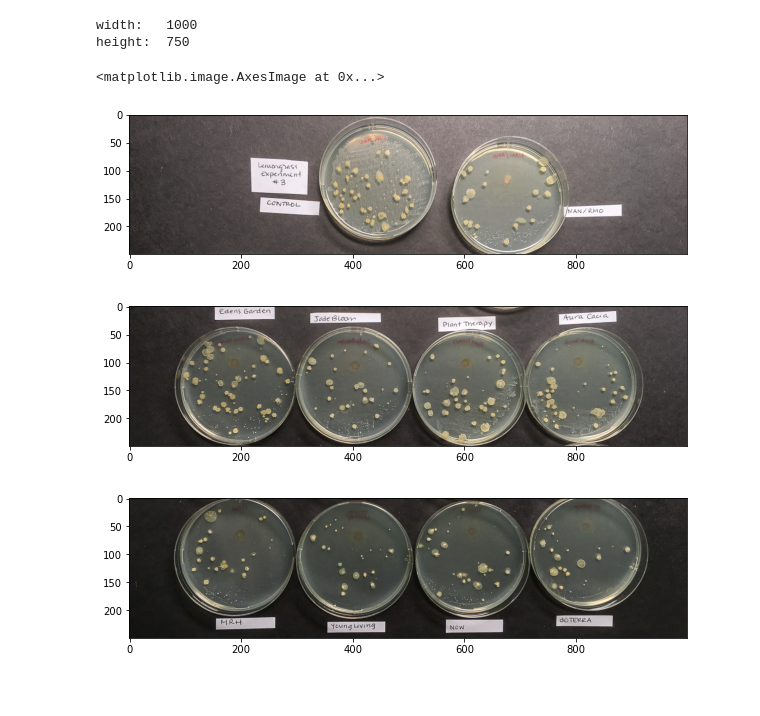
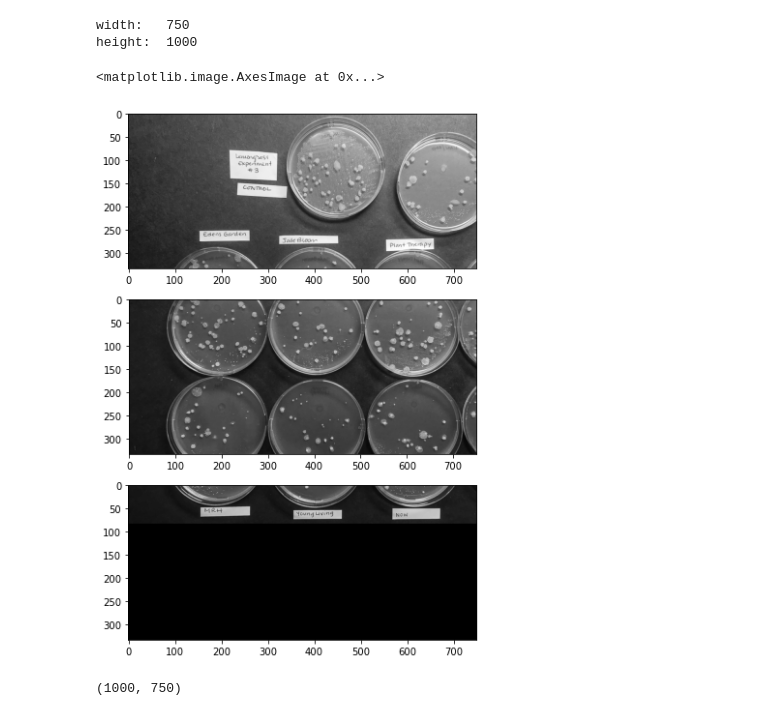
Before and after one commit to T-Wisse/Casimir-programming, a Jupyter notebook: current_S.ipynb, the cells around one changed output. Cells and saved outputs as stored; diff of their text form; code cells hidden in the pictures; blank space fills up the shorter version.

```diff
--- a/current_S.ipynb
+++ b/current_S.ipynb
@@ -2,7 +2,10 @@
 # This is Saleh
 
 from PIL import Image
-img = Image.open('results_L3.jpg')
+from PIL import ImageOps
+
+im = Image.open('results_L3.jpg')
+img = ImageOps.grayscale(im)
 # img.save('greyscale.png')
 
 import imageio
@@ -11,60 +14,54 @@ import matplotlib.pyplot as plt
 
 import scipy.ndimage as ndimage
 
-blobs = imageio.imread('greyscale.png', pilmode='L')
-
-#fig, (ax) = plt.subplots(figsize=(15, 15))
-
-#ax.imshow(blobs, cmap='gray')
 
 
-h, w = blobs.shape
+
+h, w = img.size
 print('width:  ', w)
 print('height: ', h)
 
-# Opens a image in RGB mode
-#im = Image.open(r"C:\Users\Admin\Pictures\geeks.png")
 
-# Size of the image in pixels (size of orginal image)
-# (This is not mandatory)
-width, height = img.size
 
 # Setting the points for cropped image
 left = 0
 top = 0
 right = w
 bottom = h/3
-
 
 
 img_1 = img.crop((left, top, right, bottom))
 
 left = 0
 top = h/3
 right = w
 bottom = 2*h/3
 
 
 img_2 = img.crop((left, top, right, bottom))
 
 
 left = 0
 top = 2*h/3
 right = w
 bottom = h
 
 
 img_3 = img.crop((left, top, right, bottom))
 # Shows the image in image viewer
 #img1.show()
 
 fig, (ax1, ax2, ax3) = plt.subplots(3,1, figsize=(10, 10))
 
 ax1.imshow(img_1, cmap='gray')
 ax2.imshow(img_2, cmap='gray')
 ax3.imshow(img_3, cmap='gray')
 # %% [output]
-width:   1000
-height:  750
+width:   750
+height:  1000
 <matplotlib.image.AxesImage at 0x...>
-[figure, old version]
+[figure, new version]
+# %%
+img.size
+# %% [output]
+(1000, 750)
```
